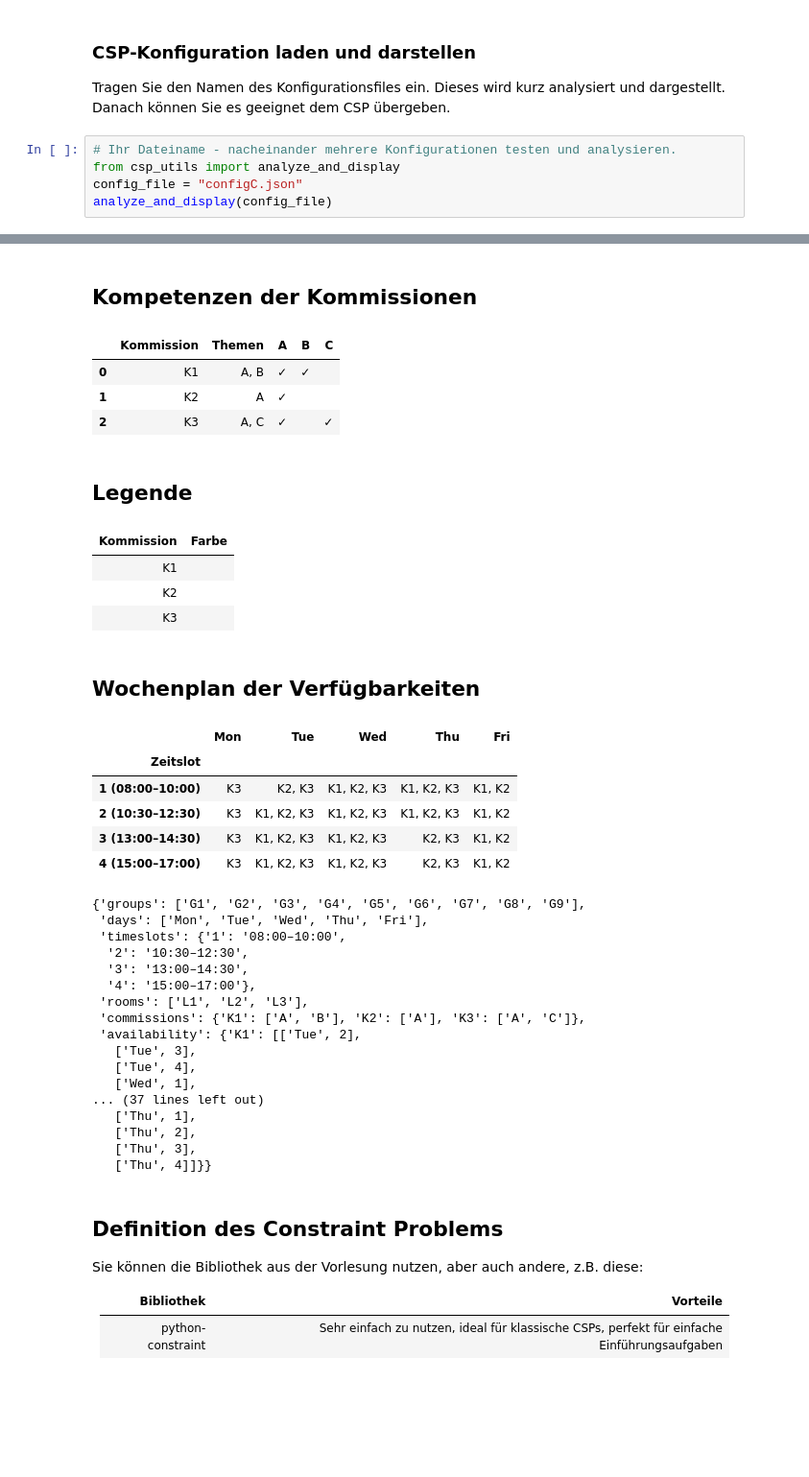
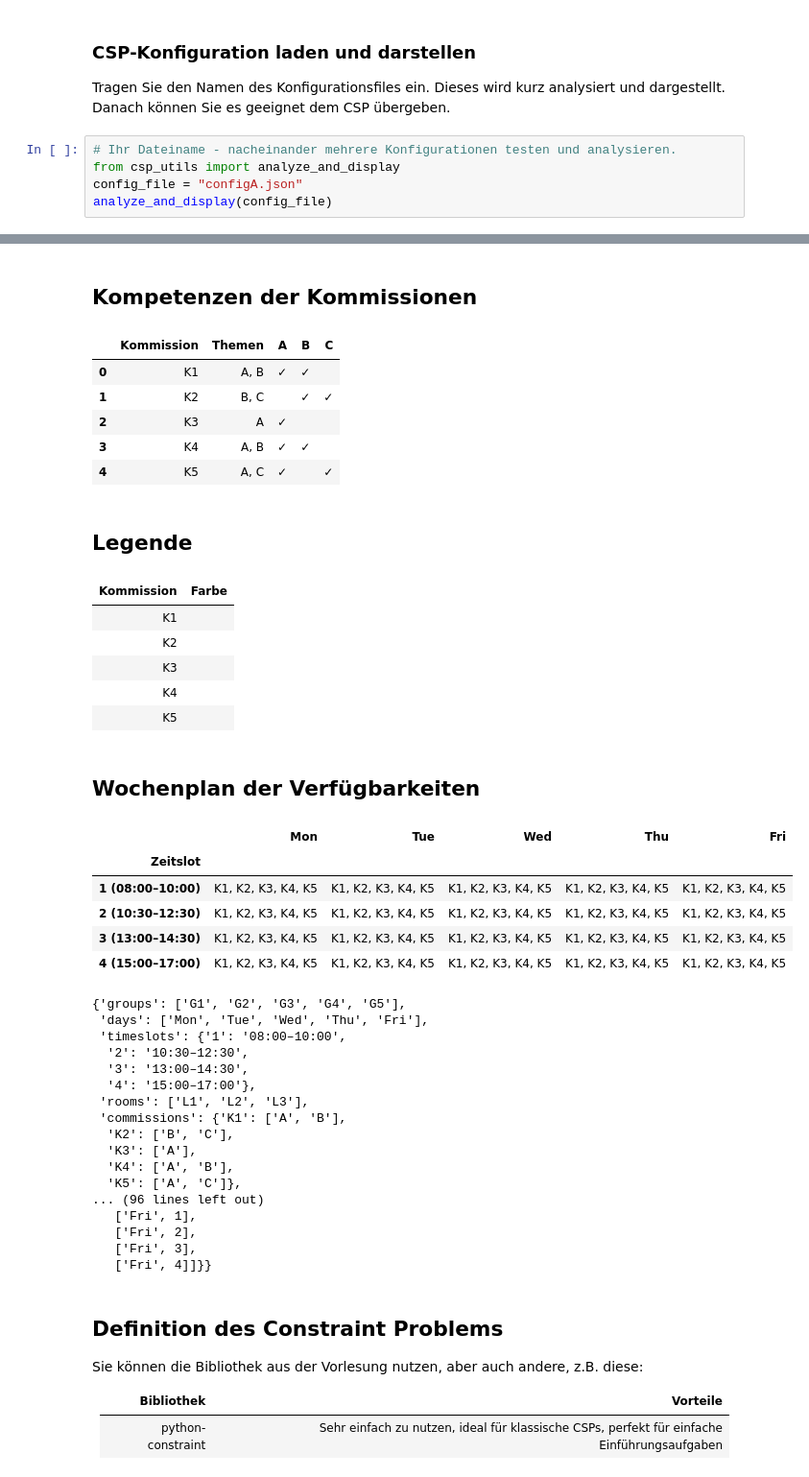
Before and after one commit to the-coding-carrot/Constraint-AI, a Jupyter notebook: C1/csp_konfiguration_minimal.ipynb, the cells around one changed output, grey strips where cells are left out. Shown at 96% size. Saved outputs shown, nothing was run; the diff lists cells and outputs as text; blank space fills up the shorter version.

```diff
--- a/C1/csp_konfiguration_minimal.ipynb
+++ b/C1/csp_konfiguration_minimal.ipynb
@@ -29,7 +29,7 @@ Tragen Sie den Namen des Konfigurationsfiles ein. Dieses wird kurz analysiert un
 # %%
 # Ihr Dateiname - nacheinander mehrere Konfigurationen testen und analysieren.
 from csp_utils import analyze_and_display
-config_file = "configC.json"
+config_file = "configA.json"
 analyze_and_display(config_file)
 # %% [output]
 # CSP-Konfiguration
@@ -54,37 +54,41 @@ Anzahl Verfügbarkeits-Einträge:
 ## Kompetenzen der Kommissionen
 |  | Kommission | Themen | A | B | C |
 | 0 | K1 | A, B | ✓ | ✓ |  |
-| 1 | K2 | A | ✓ |  |  |
-| 2 | K3 | A, C | ✓ |  | ✓ |
+| 1 | K2 | B, C |  | ✓ | ✓ |
+| 2 | K3 | A | ✓ |  |  |
+| 3 | K4 | A, B | ✓ | ✓ |  |
+| 4 | K5 | A, C | ✓ |  | ✓ |
 ## Legende
 | Kommission | Farbe |
 | K1 |  |
 | K2 |  |
 | K3 |  |
+| K4 |  |
+| K5 |  |
 ## Wochenplan der Verfügbarkeiten
 |  | Mon | Tue | Wed | Thu | Fri |
 | Zeitslot |  |  |  |  |  |
-| 1 (08:00–10:00) | K3 | K2, K3 | K1, K2, K3 | K1, K2, K3 | K1, K2 |
-| 2 (10:30–12:30) | K3 | K1, K2, K3 | K1, K2, K3 | K1, K2, K3 | K1, K2 |
-| 3 (13:00–14:30) | K3 | K1, K2, K3 | K1, K2, K3 | K2, K3 | K1, K2 |
-| 4 (15:00–17:00) | K3 | K1, K2, K3 | K1, K2, K3 | K2, K3 | K1, K2 |
+| 1 (08:00–10:00) | K1, K2, K3, K4, K5 | K1, K2, K3, K4, K5 | K1, K2, K3, K4, K5 | K1, K2, K3, K4, K5 | K1, K2, K3, K4, K5 |
+| 2 (10:30–12:30) | K1, K2, K3, K4, K5 | K1, K2, K3, K4, K5 | K1, K2, K3, K4, K5 | K1, K2, K3, K4, K5 | K1, K2, K3, K4, K5 |
+| 3 (13:00–14:30) | K1, K2, K3, K4, K5 | K1, K2, K3, K4, K5 | K1, K2, K3, K4, K5 | K1, K2, K3, K4, K5 | K1, K2, K3, K4, K5 |
+| 4 (15:00–17:00) | K1, K2, K3, K4, K5 | K1, K2, K3, K4, K5 | K1, K2, K3, K4, K5 | K1, K2, K3, K4, K5 | K1, K2, K3, K4, K5 |
-{'groups': ['G1', 'G2', 'G3', 'G4', 'G5', 'G6', 'G7', 'G8', 'G9'],
+{'groups': ['G1', 'G2', 'G3', 'G4', 'G5'],
  'days': ['Mon', 'Tue', 'Wed', 'Thu', 'Fri'],
  'timeslots': {'1': '08:00–10:00',
   '2': '10:30–12:30',
   '3': '13:00–14:30',
   '4': '15:00–17:00'},
  'rooms': ['L1', 'L2', 'L3'],
- 'commissions': {'K1': ['A', 'B'], 'K2': ['A'], 'K3': ['A', 'C']},
- 'availability': {'K1': [['Tue', 2],
-   ['Tue', 3],
-   ['Tue', 4],
-   ['Wed', 1],
-... (37 lines left out)
-   ['Thu', 1],
-   ['Thu', 2],
-   ['Thu', 3],
-   ['Thu', 4]]}}
+ 'commissions': {'K1': ['A', 'B'],
+  'K2': ['B', 'C'],
+  'K3': ['A'],
+  'K4': ['A', 'B'],
+  'K5': ['A', 'C']},
+... (96 lines left out)
+   ['Fri', 1],
+   ['Fri', 2],
+   ['Fri', 3],
+   ['Fri', 4]]}}
 # %% [markdown]
 ## Definition des Constraint Problems
 
```
Also changed, not shown: parts of 4 cells of this notebook.
